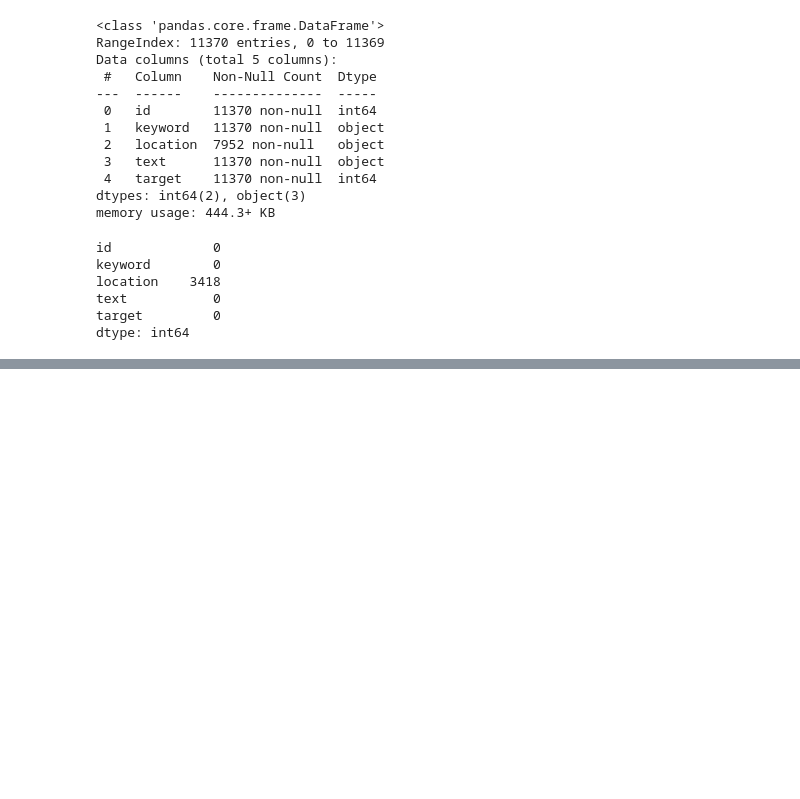
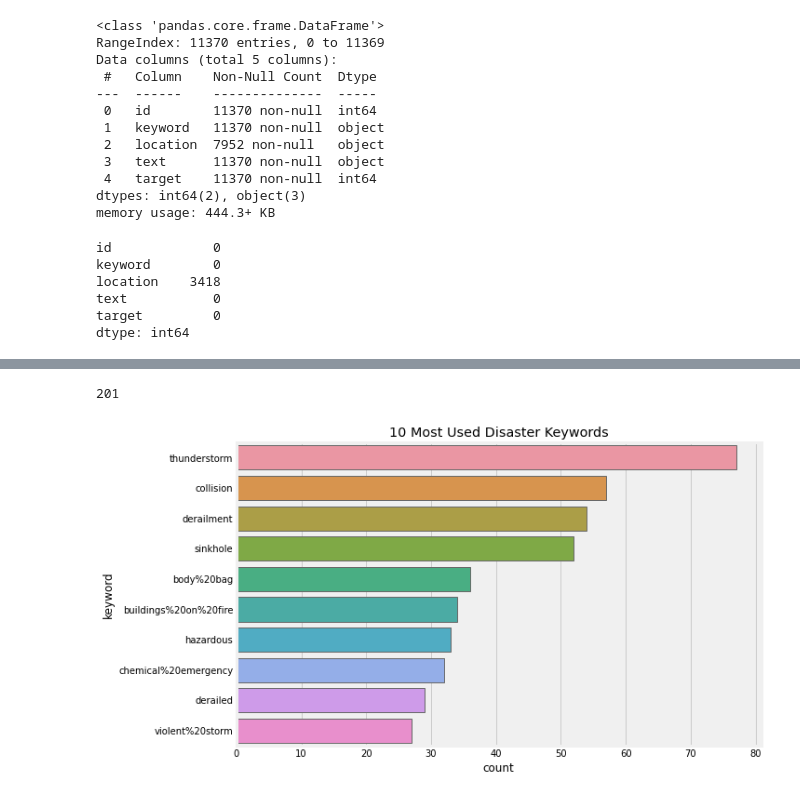
Before and after one commit to aryatalathi/NLP-Disaster, a Jupyter notebook: nlp-disaster.ipynb, the cells around one changed output, grey strips where cells are left out. Cells and saved outputs as stored; diff of their text form; code cells hidden in the pictures; blank space fills up the shorter version.

```diff
--- a/nlp-disaster.ipynb
+++ b/nlp-disaster.ipynb
@@ -319,0 +337,10 @@ px.bar(nondisaster_words, y=nondisaster_words.values, x=nondisaster_words.index,
+# %%
+print(df1.keyword.nunique())
+
+plt.figure(figsize = (9,6))
+sns.countplot(y= df1.keyword, order = df1.keyword.value_counts().iloc[:10].index)
+plt.title('10 Most Used Disaster Keywords')
+plt.show()
+# %% [output]
+201
+[figure, added]
```
Also changed, not shown: parts of 29 cells of this notebook.
